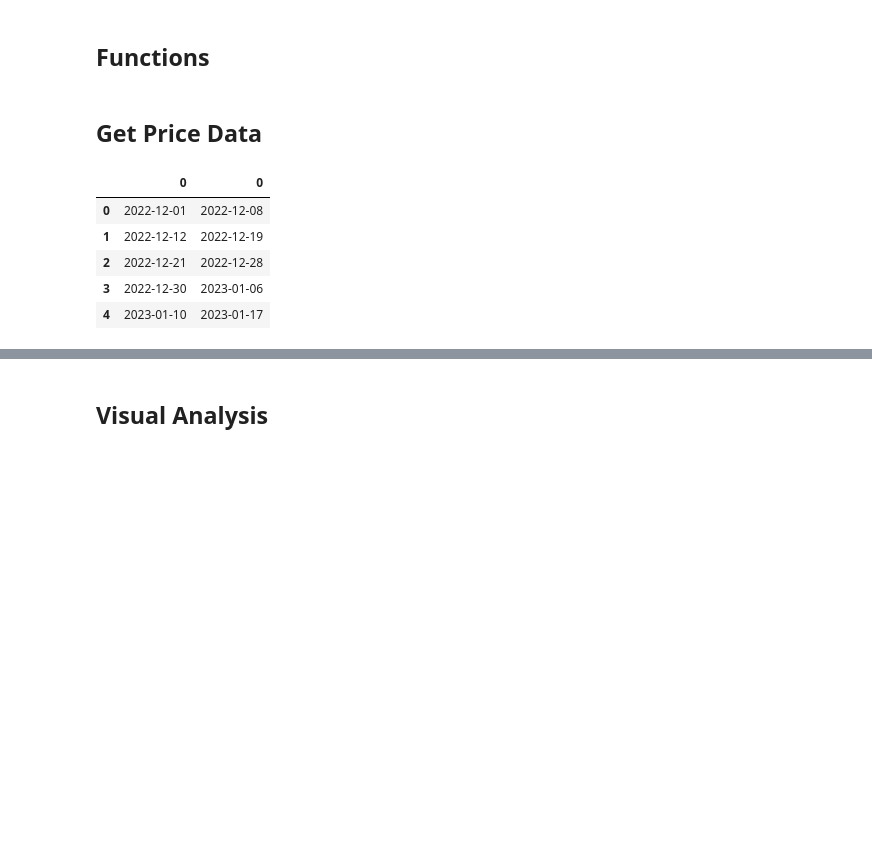
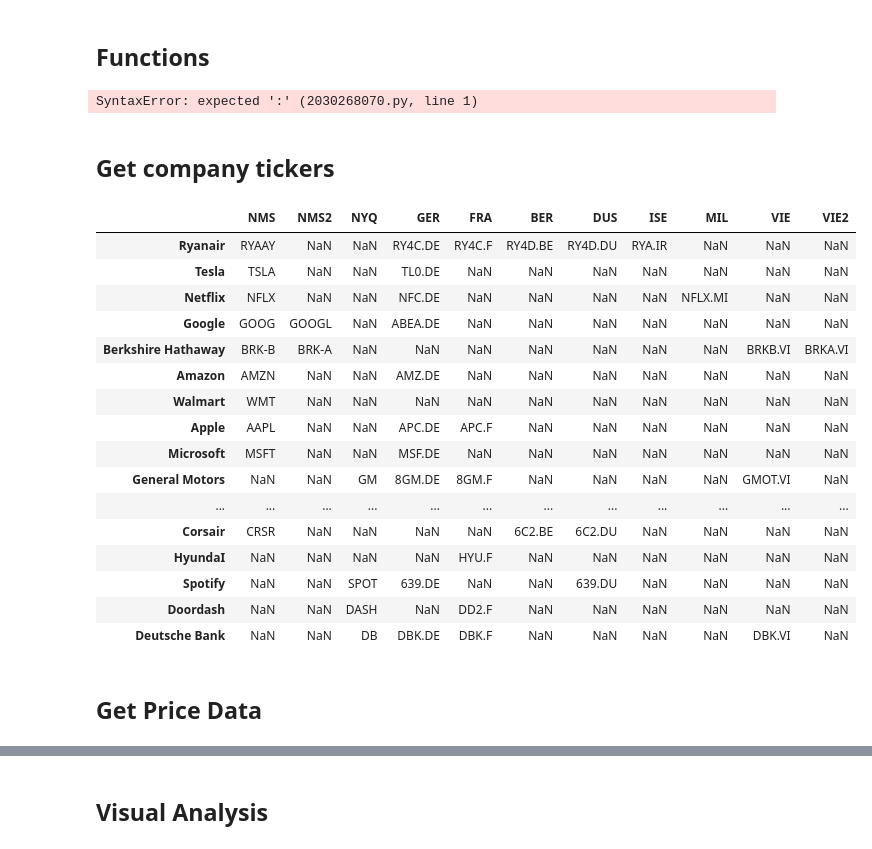
Before and after one commit to oliverweissl/DataWrangling-Project, a Jupyter notebook: intra_day_arbitrage.ipynb, the cells around one changed output, grey strips where cells are left out. Drawn from its saved outputs; the diff is of its cells as text; code cells hidden in the pictures; blank space fills up the shorter version.

```diff
--- a/intra_day_arbitrage.ipynb
+++ b/intra_day_arbitrage.ipynb
@@ -75,15 +78,38 @@ def trade(trader, time_blocks, tickers:list)->list:
+# %%
+def download_data(time_blocks, tickers:list)
+    for i in range(len(time_blocks)):
+# %% [output]
+SyntaxError: expected ':' (2030268070.py, line 1)
+# %% [markdown]
+## Get company tickers
+# %%
+companies = pd.read_excel("Stocks.xlsx")
+# %%
+company_names = companies.iloc[:,0]
+# %%
+us_tickers = companies.iloc[:,2:5]
+non_us_tickers = companies.iloc[:,5:]
+eu_tickers = non_us_tickers.drop(["NEO","BUE","SGO","LSE","IOB","SAO","STO","JPX","HKG","KSC","MEX"], axis = 1)
+# %%
+arb_df = us_tickers.join(eu_tickers).set_index(company_names.values).drop("Fujitsu")
+display(arb_df)
+# %% [output]
+|  | NMS | NMS2 | NYQ | GER | FRA | BER | DUS | ISE | MIL | VIE | VIE2 |
+| Ryanair | RYAAY | NaN | NaN | RY4C.DE | RY4C.F | RY4D.BE | RY4D.DU | RYA.IR | NaN | NaN | NaN |
+| Tesla | TSLA | NaN | NaN | TL0.DE | NaN | NaN | NaN | NaN | NaN | NaN | NaN |
+| Netflix | NFLX | NaN | NaN | NFC.DE | NaN | NaN | NaN | NaN | NFLX.MI | NaN | NaN |
+| Google | GOOG | GOOGL | NaN | ABEA.DE | NaN | NaN | NaN | NaN | NaN | NaN | NaN |
+| Berkshire Hathaway | BRK-B | BRK-A | NaN | NaN | NaN | NaN | NaN | NaN | NaN | BRKB.VI | BRKA.VI |
+| Amazon | AMZN | NaN | NaN | AMZ.DE | NaN | NaN | NaN | NaN | NaN | NaN | NaN |
+| Walmart | WMT | NaN | NaN | NaN | NaN | NaN | NaN | NaN | NaN | NaN | NaN |
+| Apple | AAPL | NaN | NaN | APC.DE | APC.F | NaN | NaN | NaN | NaN | NaN | NaN |
+| Microsoft | MSFT | NaN | NaN | MSF.DE | NaN | NaN | NaN | NaN | NaN | NaN | NaN |
+| General Motors | NaN | NaN | GM | 8GM.DE | 8GM.F | NaN | NaN | NaN | NaN | GMOT.VI | NaN |
+| ... | ... | ... | ... | ... | ... | ... | ... | ... | ... | ... | ... |
+| Corsair | CRSR | NaN | NaN | NaN | NaN | 6C2.BE | 6C2.DU | NaN | NaN | NaN | NaN |
+| HyundaI | NaN | NaN | NaN | NaN | HYU.F | NaN | NaN | NaN | NaN | NaN | NaN |
+| Spotify | NaN | NaN | SPOT | 639.DE | NaN | NaN | 639.DU | NaN | NaN | NaN | NaN |
+| Doordash | NaN | NaN | DASH | NaN | DD2.F | NaN | NaN | NaN | NaN | NaN | NaN |
+| Deutsche Bank | NaN | NaN | DB | DBK.DE | DBK.F | NaN | NaN | NaN | NaN | DBK.VI | NaN |
 # %% [markdown]
 ## Get Price Data
-# %%
-starts = pd.bdate_range('2022-12-01', '2023-01-18', freq="7B").to_frame(index=False)
-stops = pd.bdate_range('2022-12-08', '2023-01-25', freq="7B").to_frame(index=False)
-time_blocks = pd.concat([starts,stops], axis = 1)
-
-display(time_blocks)
-# %% [output]
-|  | 0 | 0 |
-| 0 | 2022-12-01 | 2022-12-08 |
-| 1 | 2022-12-12 | 2022-12-19 |
-| 2 | 2022-12-21 | 2022-12-28 |
-| 3 | 2022-12-30 | 2023-01-06 |
-| 4 | 2023-01-10 | 2023-01-17 |
```
Also changed, not shown: parts of 18 cells of this notebook.
